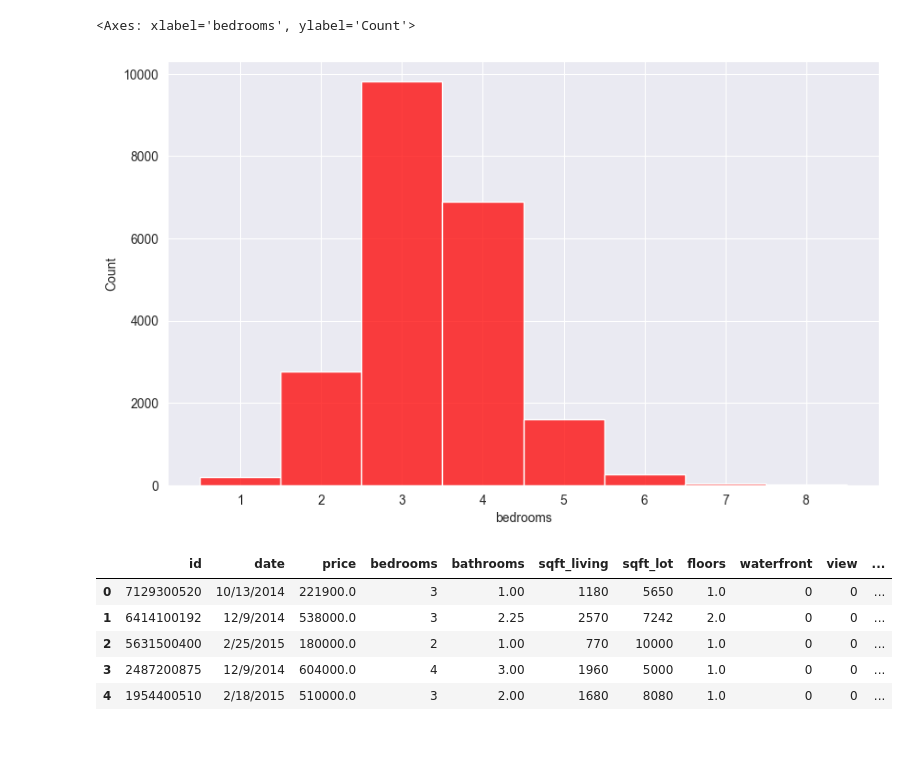
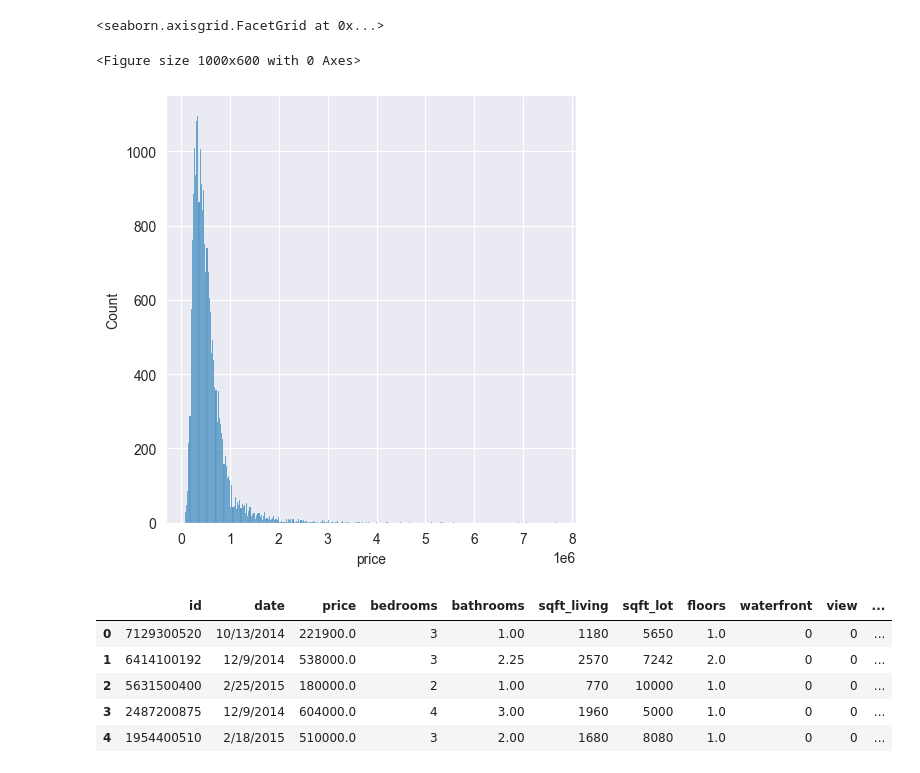
Before and after one commit to DoM1NuSS/Complete-Tensorflow-2-and-Keras-Deep-Learning-Bootcamp, a Jupyter notebook: VNM2_HousePricing.ipynb, the cells around one changed output. Drawn from its saved outputs; the diff is of its cells as text; code cells hidden in the pictures; blank space fills up the shorter version.

```diff
--- a/VNM2_HousePricing.ipynb
+++ b/VNM2_HousePricing.ipynb
@@ -49,13 +79,15 @@ df.describe().transpose()
 | sqft_living15 | 21597.0 | 1.986620e+03 | 6.852305e+02 | 3.990000e+02 | 1.490000e+03 | 1.840000e+03 | 2.360000e+03 | 6.210000e+03 |
 | sqft_lot15 | 21597.0 | 1.275828e+04 | 2.727444e+04 | 6.510000e+02 | 5.100000e+03 | 7.620000e+03 | 1.008300e+04 | 8.712000e+05 |
 # %%
+# 5. Crtanje podataka
 #Prikazivanje histograma cena kuca
 plt.figure(figsize=(10,6))
-#sns.displot(df['price'])
-sns.histplot(df['bedrooms'],binwidth=0.5,color='red',stat='count', binrange=[1,8], discrete=True)
+sns.displot(df['price'])
+#sns.histplot(df['bedrooms'],binwidth=0.5,color='red',stat='count', binrange=[1,8], discrete=True)
 # %% [output]
-<Axes: xlabel='bedrooms', ylabel='Count'>
+<seaborn.axisgrid.FacetGrid at 0x...>
+<Figure size 1000x600 with 0 Axes>
-[figure, old version]
+[figure, new version]
 # %%
 df.head()
 # %% [output]
```
Also changed, not shown: parts of 43 cells of this notebook.
